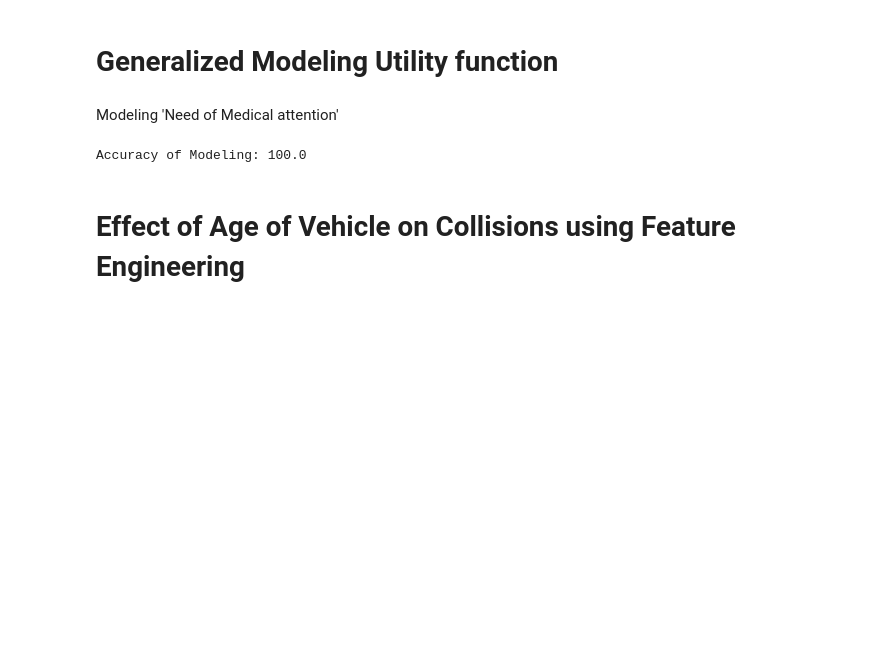
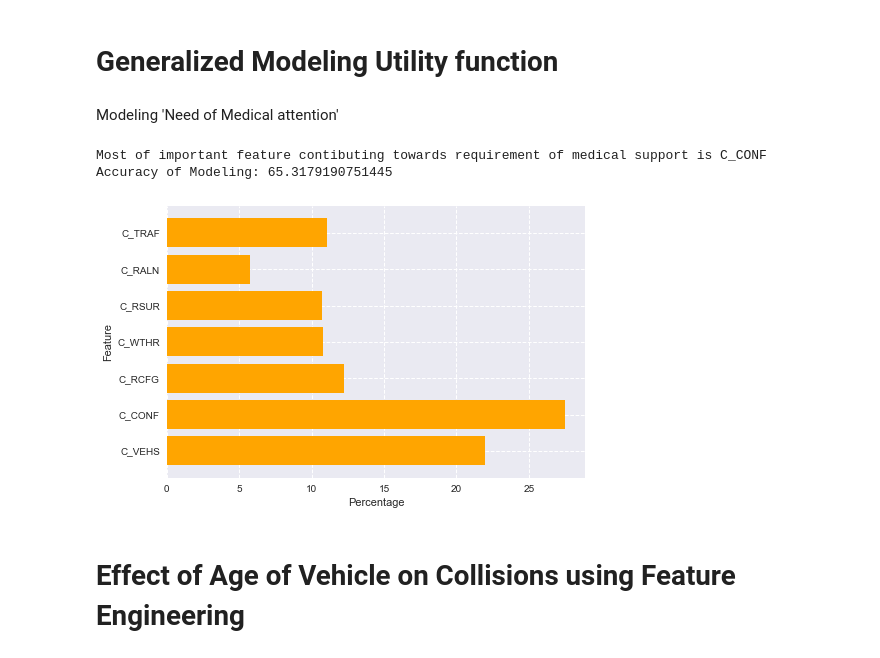
Before and after one commit to SinghGursimran/Analysis-of-Car-Accidents-in-Canada-using-PySpark, a Jupyter notebook: Analysis.ipynb, the cells around one changed output. Cells and saved outputs as stored; diff of their text form; code cells hidden in the pictures; blank space fills up the shorter version.

```diff
--- a/Analysis.ipynb
+++ b/Analysis.ipynb
@@ -806,7 +806,7 @@ plot_collisions_conf_mt_no.legend(loc='upper right', bbox_to_anchor=(1, 0.9),fan
 def pre_processing(df, input_schema, label, limit):
     assembler = VectorAssembler(inputCols = input_schema, outputCol = "features")
     transformed = assembler.transform(df).select(col(label).alias("label"), col("features"))
-    train_data, test_data = transformed.sort("label").limit(limit).randomSplit([0.8,0.2],seed=1234)
+    train_data, test_data = transformed.limit(limit).randomSplit([0.8,0.2],seed=1234)
     return train_data, test_data
 
 def modeling(df, input_schema, label, model, limit = 1000):
@@ -814,26 +814,38 @@ def modeling(df, input_schema, label, model, limit = 1000):
 
     model = model.fit(train_data)
 
-    #max_index = np.argmax(np.array(model.featureImportances))
-    #mif = input_schema[max_index]
+    max_index = np.argmax(np.array(model.featureImportances))
+
+    weight_arr = np.array(model.featureImportances)
+    weight_arr_scaled = weight_arr*100/weight_arr.sum()
+
+    fig = plt.figure(figsize=(7.5, 5))
+    plt.barh(input_schema, width = weight_arr_scaled, color = "orange")
+    plt.xlabel("Percentage")
+    plt.ylabel("Feature")
+    plt.grid(linestyle='dashed')
+
+    mif = input_schema[max_index]
     predicted = model.transform(test_data)
 
     correct = predicted.select("prediction","label").filter(col("prediction") ==  col("label")).count()
     accuracy = (correct/predicted.count())*100
 
-    return model,  accuracy
+    return model, mif, accuracy
 # %% [markdown]
 Modeling 'Need of Medical attention'
 # %%
 from  pyspark.ml.classification import LogisticRegression
 input_schema = ['C_VEHS','C_CONF','C_RCFG','C_WTHR','C_RSUR','C_RALN','C_TRAF']
 label = "P_ISEV"
-model = LogisticRegression(labelCol="label")
-model_lr, accuracy = modeling(df.filter((col("P_ISEV")==1) | (col("P_ISEV")==2)), input_schema, label, model)
-#print("Most of important feature contibuting towards requirement of medical support is",mif)
+model = RandomForestClassifier( labelCol="label", numTrees=100, maxDepth=5, seed=42)
+model_lr, mif, accuracy = modeling(df.filter((col("P_ISEV")==1) | (col("P_ISEV")==2)), input_schema, label, model)
+print("Most of important feature contibuting towards requirement of medical support is",mif)
 print("Accuracy of Modeling:",accuracy)
 # %% [output]
-Accuracy of Modeling: 100.0
+Most of important feature contibuting towards requirement of medical support is C_CONF
+Accuracy of Modeling: 65.3179190751445
+[figure, added]
 # %% [markdown]
 # Effect of Age of Vehicle on Collisions using Feature Engineering
 # %%
```
Also changed, not shown: parts of 5 cells of this notebook.
